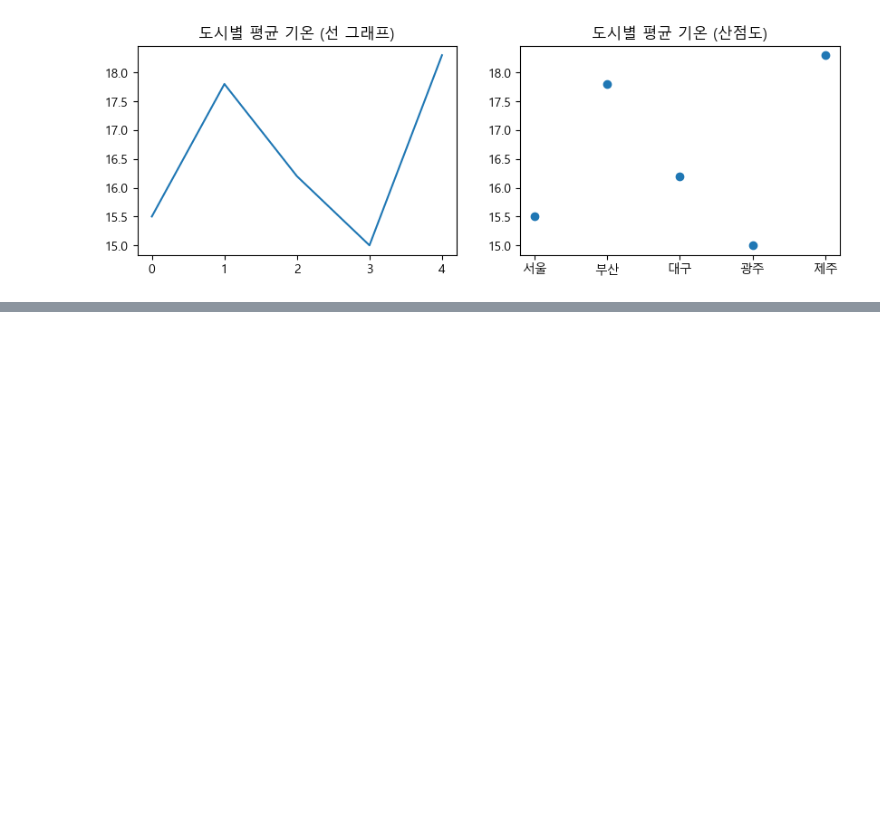
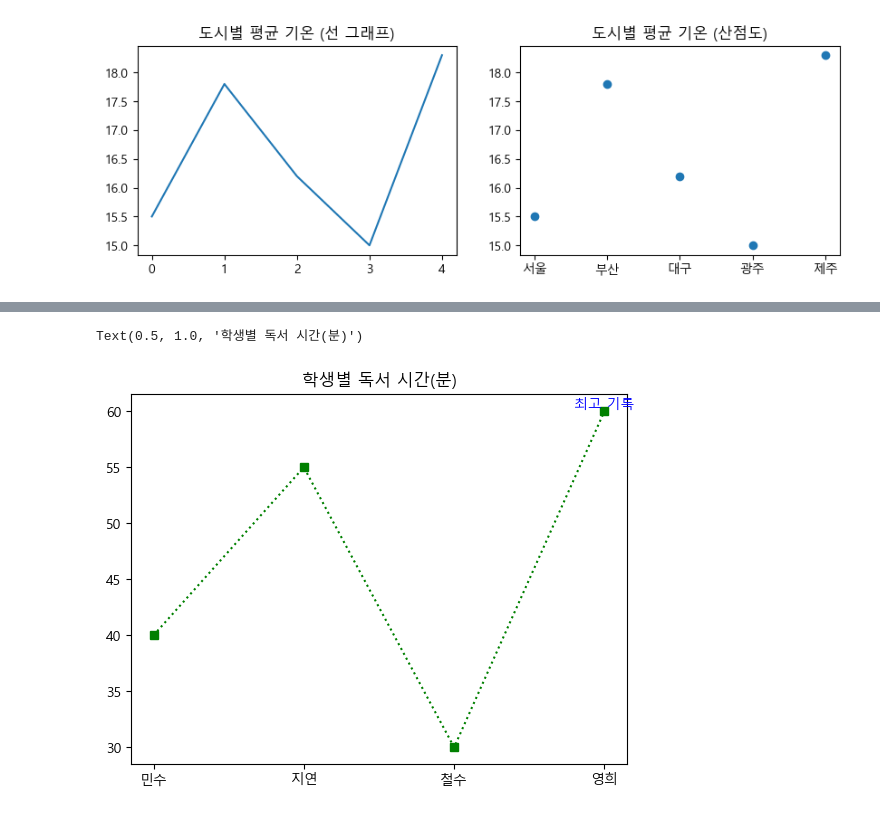
Before and after one commit to kmjun3203/python-data-study, a Jupyter notebook: ch8_quiz.ipynb, the cells around one changed output, grey strips where cells are left out. Saved outputs shown, nothing was run; the diff lists cells and outputs as text; code cells hidden in the pictures; blank space fills up the shorter version.

```diff
--- a/ch8_quiz.ipynb
+++ b/ch8_quiz.ipynb
@@ -85,0 +96,10 @@ Text(0.5, 1.0, '도시별 평균 기온 (산점도)')
+# %%
+# 학생별 독서 시간 데이터
+x = ['민수','지연','철수','영희']
+y = [40, 55, 30, 60]
+plt.plot(x, y, color = 'green', linestyle = ':', marker = 's')
+plt.text('영희', 60, '최고 기록', color = 'blue', ha = 'center', va = 'bottom')
+plt.title('학생별 독서 시간(분)')
+# %% [output]
+Text(0.5, 1.0, '학생별 독서 시간(분)')
+[figure, added]
```
Also changed, not shown: parts of 17 cells of this notebook, 3 other files.
